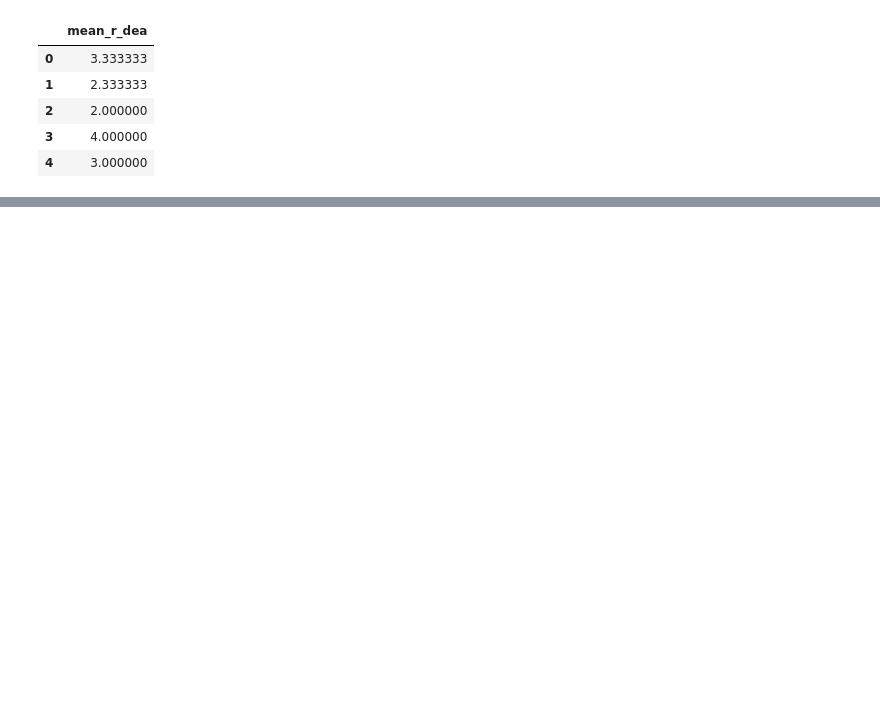
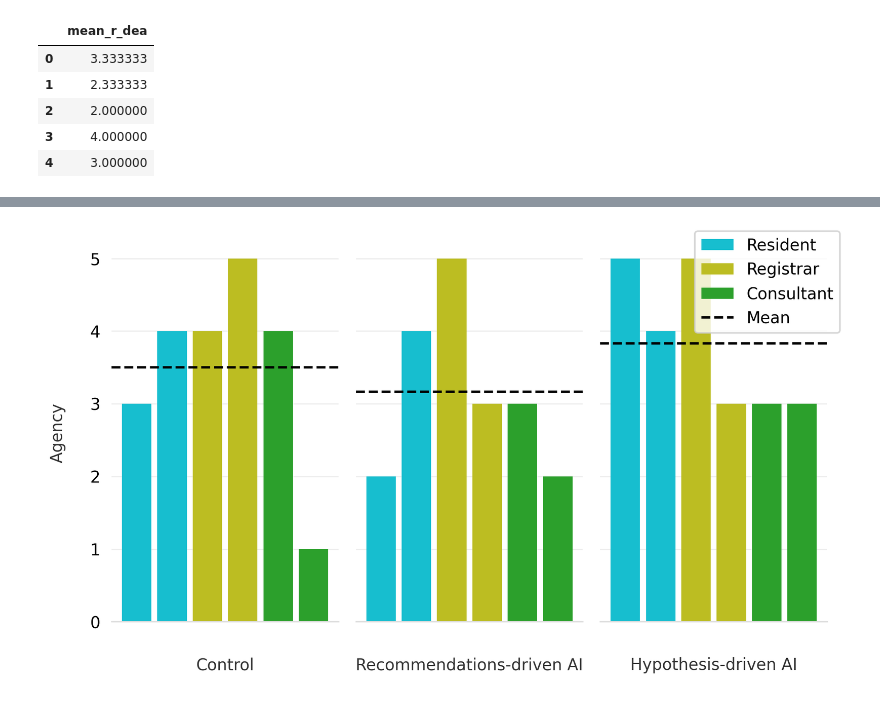
Before and after one commit to diceky/antoine-hypothesis-driven, a Jupyter notebook: process_results.ipynb, the cells around one changed output, grey strips where cells are left out. Saved outputs shown, nothing was run; the diff lists cells and outputs as text; code cells hidden in the pictures; blank space fills up the shorter version.

```diff
--- a/process_results.ipynb
+++ b/process_results.ipynb
@@ -458,0 +677,4 @@ bar_plot(group_averages['group'], group_averages['mean_contentment'], 'Group', '
+# %%
+box_plot_measure_by_participant(df, "agency", ylabel="Agency", ylim=(0, 5.2))
+# %% [output]
+[figure, added]
```
Also changed, not shown: parts of 72 cells of this notebook.
